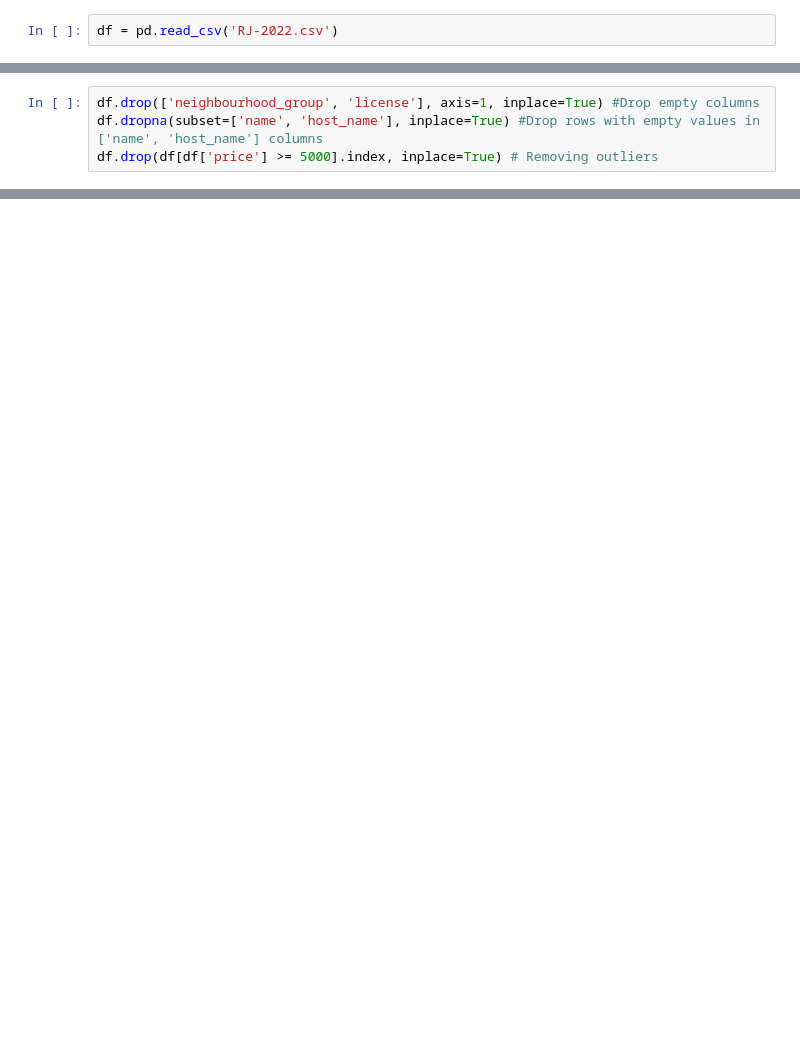
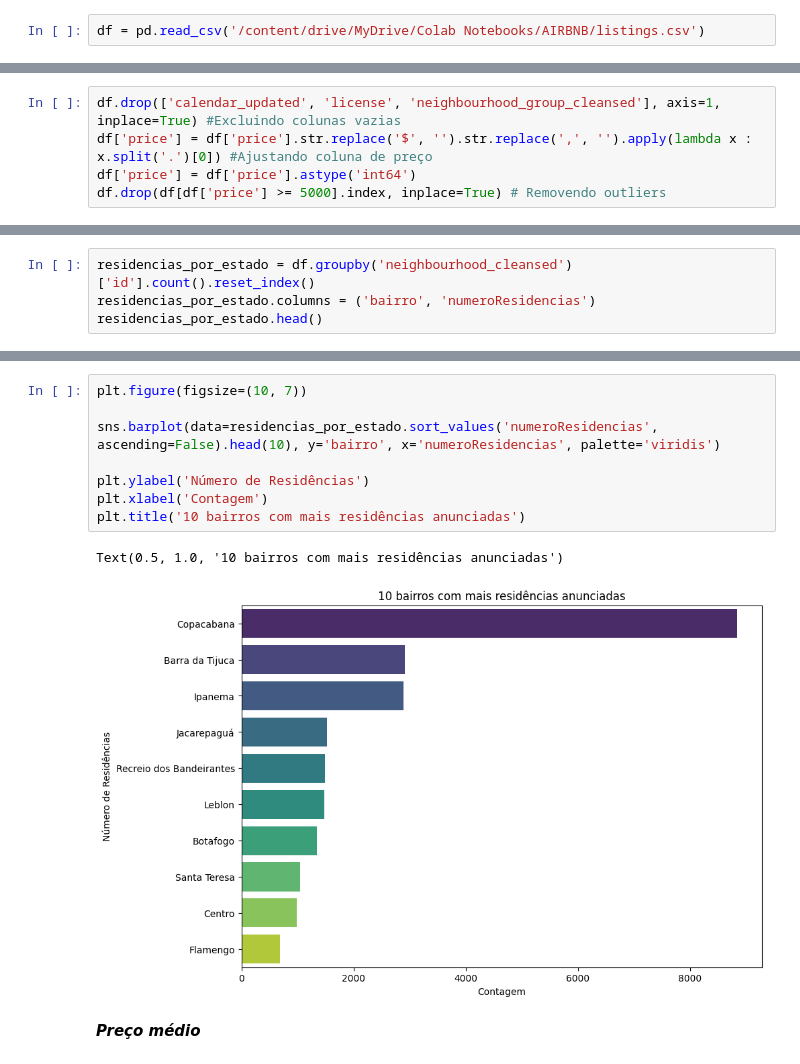
Before and after one commit to brunocgrillo/airbnb_RJ2023, a Jupyter notebook: airbnb.ipynb, the cells around one changed output, grey strips where cells are left out. Saved outputs shown, nothing was run; the diff lists cells and outputs as text; blank space fills up the shorter version.

```diff
--- a/airbnb.ipynb
+++ b/airbnb.ipynb
@@ -9,2 +8,2 @@ import plotly.express as px
 # %%
-df = pd.read_csv('RJ-2022.csv')
+df = pd.read_csv('/content/drive/MyDrive/Colab Notebooks/AIRBNB/listings.csv')
@@ -56,4 +43,0 @@ df.describe()
-# %%
-df.drop(['neighbourhood_group', 'license'], axis=1, inplace=True) #Drop empty columns
-df.dropna(subset=['name', 'host_name'], inplace=True) #Drop rows with empty values in ['name', 'host_name'] columns
-df.drop(df[df['price'] >= 5000].index, inplace=True) # Removing outliers
@@ -126,0 +46,5 @@ AttributeError: ignored
+# %%
+df.drop(['calendar_updated', 'license', 'neighbourhood_group_cleansed'], axis=1, inplace=True) #Excluindo colunas vazias
+df['price'] = df['price'].str.replace('$', '').str.replace(',', '').apply(lambda x : x.split('.')[0]) #Ajustando coluna de preço
+df['price'] = df['price'].astype('int64')
+df.drop(df[df['price'] >= 5000].index, inplace=True) # Removendo outliers
@@ -126,0 +55,4 @@ AttributeError: ignored
+# %%
+residencias_por_estado = df.groupby('neighbourhood_cleansed')['id'].count().reset_index()
+residencias_por_estado.columns = ('bairro', 'numeroResidencias')
+residencias_por_estado.head()
@@ -126,0 +66,13 @@ AttributeError: ignored
+# %%
+plt.figure(figsize=(10, 7))
+
+sns.barplot(data=residencias_por_estado.sort_values('numeroResidencias', ascending=False).head(10), y='bairro', x='numeroResidencias', palette='viridis')
+
+plt.ylabel('Número de Residências')
+plt.xlabel('Contagem')
+plt.title('10 bairros com mais residências anunciadas')
+# %% [output]
+Text(0.5, 1.0, '10 bairros com mais residências anunciadas')
+[figure, added]
+# %% [markdown]
+***Preço médio***
```
Also changed, not shown: parts of 36 cells of this notebook.
